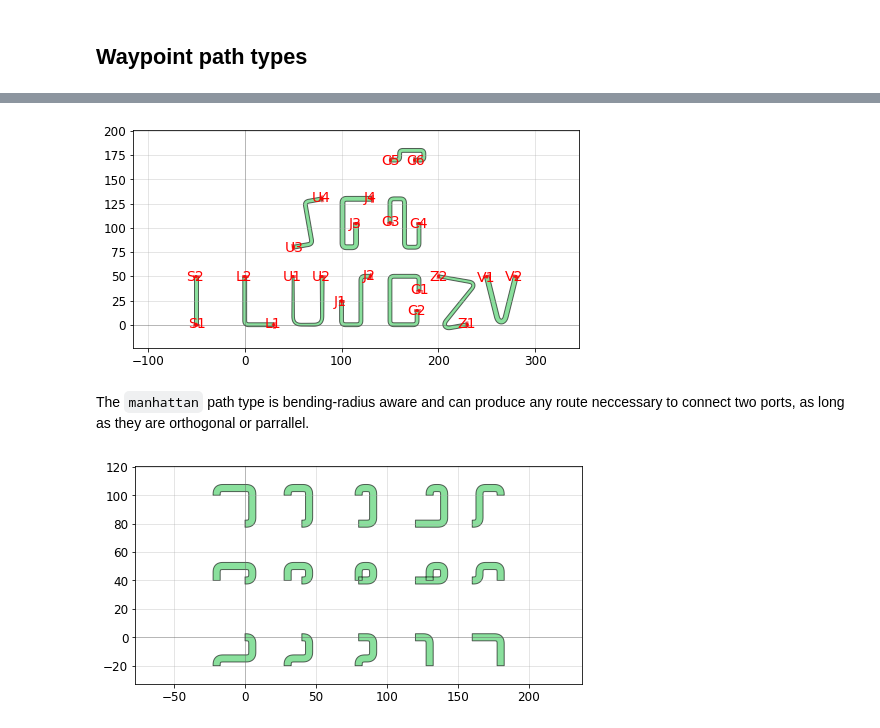
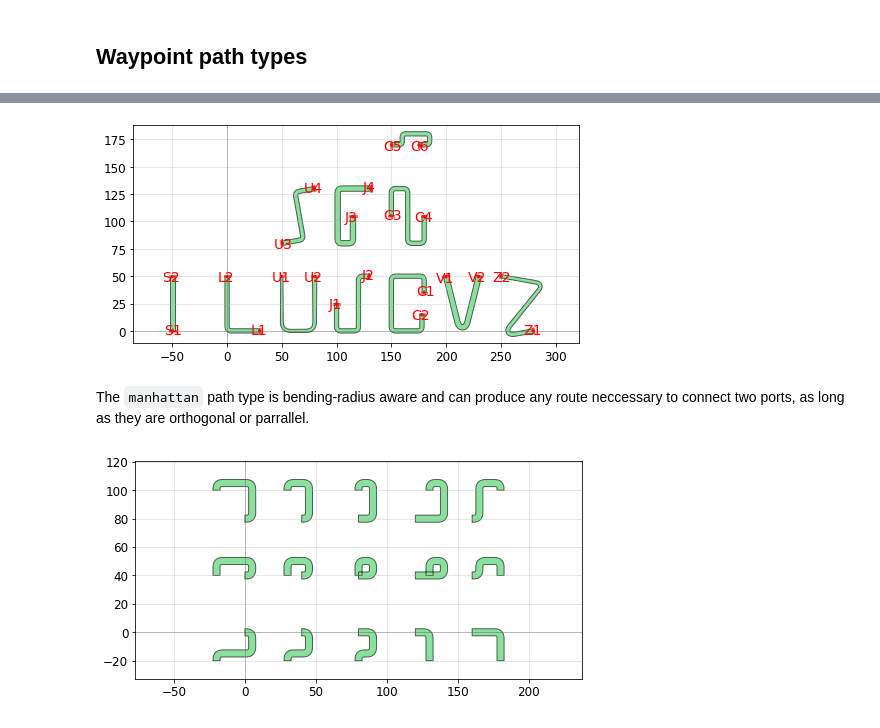
Before and after one commit to amccaugh/phidl, a Jupyter notebook: docs/tutorials/routing.ipynb, the cells around one changed output, grey strips where cells are left out. Drawn from its saved outputs; the diff is of its cells as text; code cells hidden in the pictures.

```diff
--- a/docs/tutorials/routing.ipynb
+++ b/docs/tutorials/routing.ipynb
@@ -201,40 +230,41 @@ port2 = D.add_port(name='L2', midpoint=(0, 50), width=4, orientation=270)
 D.add_ref(pr.route_smooth(port1, port2,  path_type='L'))
 #U path
 port1 = D.add_port(name='U1', midpoint=(50, 50), width=2, orientation=270)
 port2 = D.add_port(name='U2', midpoint=(80,50), width=4, orientation=270)
 D.add_ref(pr.route_smooth(port1, port2,  radius=10, path_type='U', length1=50))
 port1 = D.add_port(name='U3', midpoint=(50, 80), width=4, orientation=10)
 port2 = D.add_port(name='U4', midpoint=(80, 130), width=4, orientation=190)
 D.add_ref(pr.route_smooth(port1, port2,  path_type='U', length1=20))
 #J path
 port1 = D.add_port(name='J1', midpoint=(100, 25), width=4, orientation=270)
 port2 = D.add_port(name='J2', midpoint=(130, 50), width=4,  orientation=180)
 D.add_ref(pr.route_smooth(port1, port2,  path_type='J', length1=25, length2=10))
 port1 = D.add_port(name='J3', midpoint=(115, 105), width=5, orientation=270)
 port2 = D.add_port(name='J4', midpoint=(131, 130), width=5,  orientation=180)
 D.add_ref(pr.route_smooth(port1, port2, path_type='J', length1=25, length2=30))
 #C path
 port1 = D.add_port(name='C1', midpoint=(180, 35), width=4, orientation=90)
 port2 = D.add_port(name='C2', midpoint=(178, 15), width=4, orientation=270)
 D.add_ref(pr.route_smooth(port1, port2, path_type='C', length1=15, left1=30, length2=15))
 port1 = D.add_port(name='C3', midpoint=(150, 105), width=4, orientation=90)
 port2 = D.add_port(name='C4', midpoint=(180, 105), width=4, orientation=270)
 D.add_ref(pr.route_smooth(port1, port2, path_type='C', length1=25, left1=-15, length2=25))
 port1 = D.add_port(name='C5', midpoint=(150, 170), width=4, orientation=0)
 port2 = D.add_port(name='C6', midpoint=(175, 170), width=4, orientation=0)
 D.add_ref(pr.route_smooth(port1, port2, path_type='C', length1=10, left1=10, length2=10, radius=4))
+#V path
+port1 = D.add_port(name='V1', midpoint=(200,50), width=5, orientation=284)
+port2 = D.add_port(name='V2', midpoint=(230, 50), width=5, orientation=270-14)
+D.add_ref(pr.route_smooth(port1, port2, path_type='V'))
 #Z path
-port1 = D.add_port(name='Z1', midpoint=(230,0), width=4, orientation=190)
-port2 = D.add_port(name='Z2', midpoint=(200, 50), width=3, orientation=-10)
+port1 = D.add_port(name='Z1', midpoint=(280,0), width=4, orientation=190)
+port2 = D.add_port(name='Z2', midpoint=(250, 50), width=3, orientation=-10)
 D.add_ref(pr.route_smooth(port1, port2, path_type='Z', length1=30, length2=40))
-#V path
-port1 = D.add_port(name='V1', midpoint=(250,50), width=5, orientation=284)
-port2 = D.add_port(name='V2', midpoint=(280, 50), width=5, orientation=270-14)
-D.add_ref(pr.route_smooth(port1, port2, path_type='V'))
+
 
 qp(D)
 # %% [output]
-[figure, old version]
+[figure, new version]
 # %% [markdown]
 The `manhattan` path type is bending-radius aware and can produce any route neccessary to connect two ports, as long as they are orthogonal or parrallel.
 # %%
@@ -245,17 +275,17 @@ set_quickplot_options(show_ports=False, show_subports=False)
 D = Device()
 pitch = 40
 test_range=20
-xdevs = np.arange(5)*pitch
-ydevs = np.arange(3)*pitch
-xtest = np.linspace(-1*test_range, test_range, 5)
-ytest = np.linspace(-1*test_range, test_range, 3)
-for xidx, xdev in enumerate(xdevs):
-    for yidx, ydev in enumerate(ydevs):
-        devname = '{}{}'.format(xidx, yidx)
-        port1 = D.add_port(name=devname+'1', midpoint=(xdev, ydev), width=5, orientation=0)
-        port2 = D.add_port(name=devname+'2', midpoint=(xdev+xtest[xidx], ydev+ytest[yidx]),
+x_centers = np.arange(5)*pitch
+y_centers = np.arange(3)*pitch
+xoffset = np.linspace(-1*test_range, test_range, 5)
+yoffset = np.linspace(-1*test_range, test_range, 3)
+for xidx, x0 in enumerate(x_centers):
+    for yidx, y0 in enumerate(y_centers):
+        name = '{}{}'.format(xidx, yidx)
+        port1 = D.add_port(name=name+'1', midpoint=(x0, y0), width=5, orientation=0)
+        port2 = D.add_port(name=name+'2', midpoint=(x0+xoffset[xidx], y0+yoffset[yidx]),
                            width=5,  orientation=90)
         D.add_ref(pr.route_smooth(port1, port2, route_type='manhattan'))
 qp(D)
 # %% [output]
-[figure, old version]
+[figure, new version]
```
Also changed, not shown: parts of 26 cells of this notebook.
